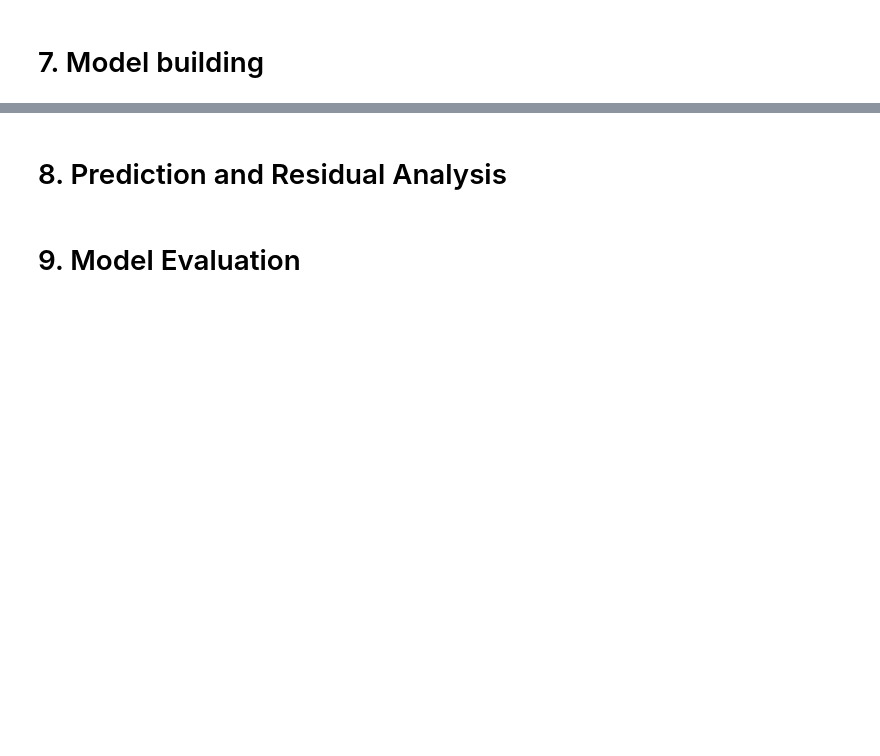
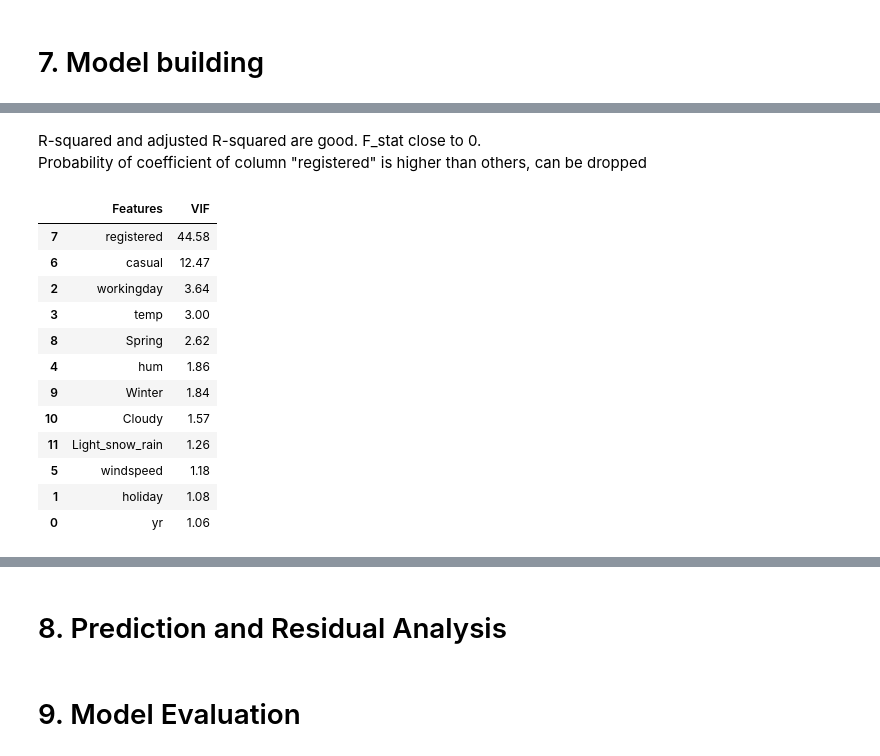
Before and after one commit to sanchita238/BikeSharingLinearRegression, a Jupyter notebook: Sanchita_Bike_Sharing_Assngmnt.ipynb, the cells around one changed output, grey strips where cells are left out. Saved outputs shown, nothing was run; the diff lists cells and outputs as text; code cells hidden in the pictures; blank space fills up the shorter version.

```diff
--- a/Sanchita_Bike_Sharing_Assngmnt.ipynb
+++ b/Sanchita_Bike_Sharing_Assngmnt.ipynb
@@ -326,0 +429,25 @@ bikeSharing_train.head()
+# %% [markdown]
+R-squared and adjusted R-squared are good. F_stat close to 0.
+<br>Probability of coefficient of column "registered" is higher than others, can be dropped
+# %%
+# Calculate VIFs for model 1
+vif = pd.DataFrame()
+vif['Features'] = X_train_rfe.columns
+vif['VIF'] = [variance_inflation_factor(X_train_rfe.values, i) for i in range(X_train_rfe.shape[1])]
+vif['VIF'] = round(vif['VIF'], 2)
+vif = vif.sort_values(by = "VIF", ascending = False)
+vif
+# %% [output]
+|  | Features | VIF |
+| 7 | registered | 44.58 |
+| 6 | casual | 12.47 |
+| 2 | workingday | 3.64 |
+| 3 | temp | 3.00 |
+| 8 | Spring | 2.62 |
+| 4 | hum | 1.86 |
+| 9 | Winter | 1.84 |
+| 10 | Cloudy | 1.57 |
+| 11 | Light_snow_rain | 1.26 |
+| 5 | windspeed | 1.18 |
+| 1 | holiday | 1.08 |
+| 0 | yr | 1.06 |
```
Also changed, not shown: parts of 21 cells of this notebook.
